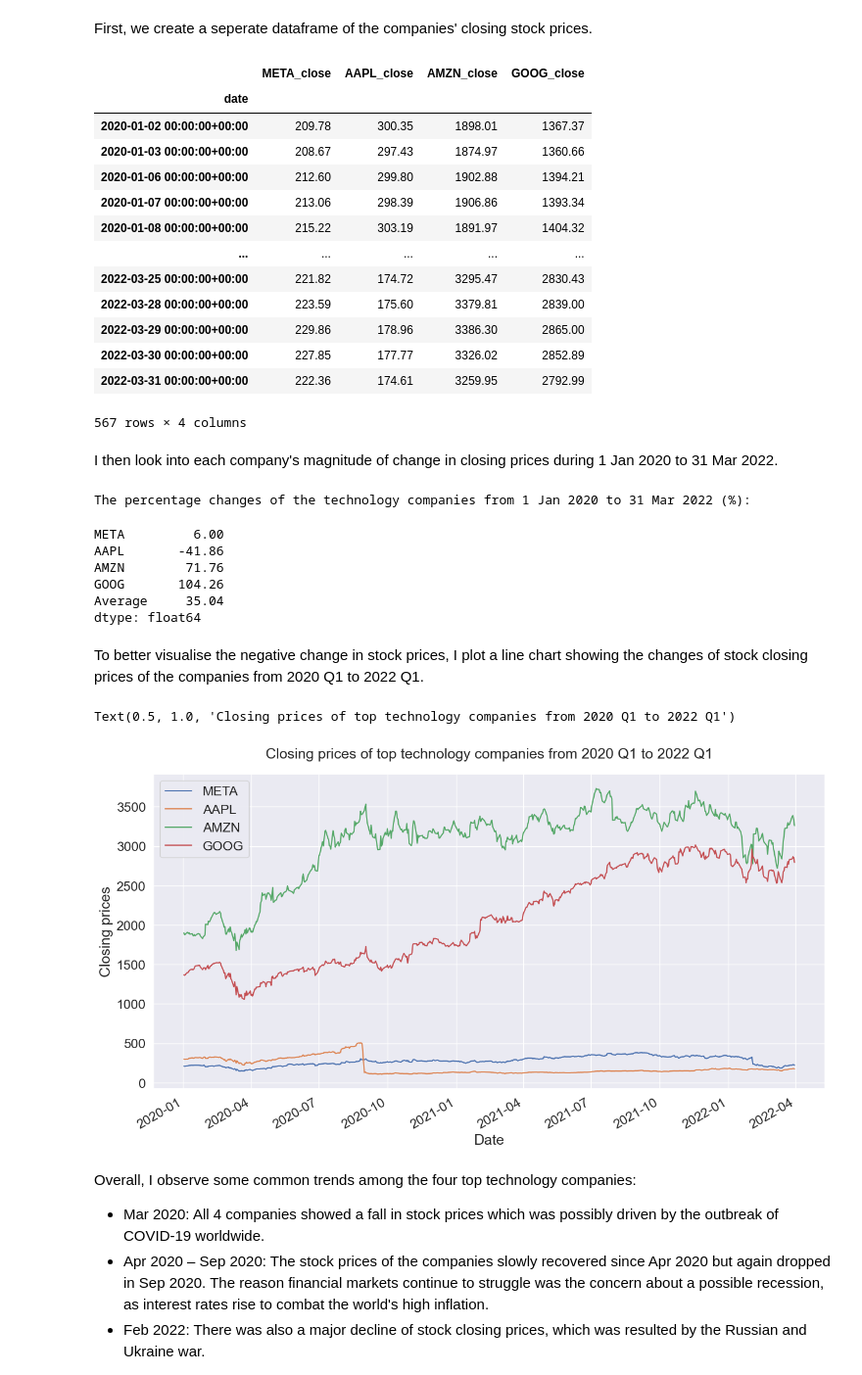
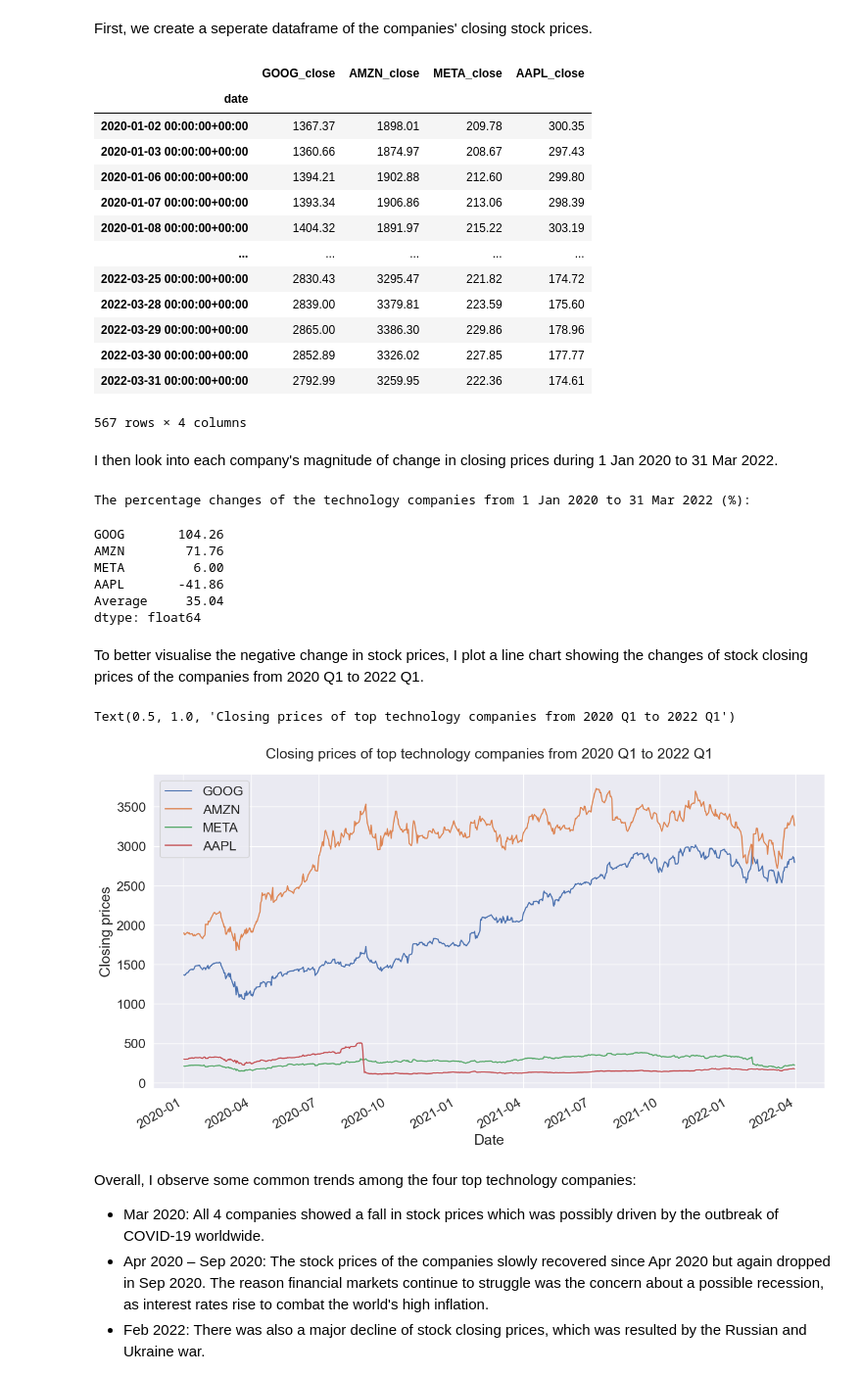
Before and after one commit to clarissa-lo/stocks-prediction, a Jupyter notebook: stock-analysis.ipynb, the cells around one changed output. Shown at 98% size. Drawn from its saved outputs; the diff is of its cells as text; code cells hidden in the pictures.

```diff
--- a/stock-analysis.ipynb
+++ b/stock-analysis.ipynb
@@ -21,7 +21,7 @@ I import stock price data of the selected companies from the Tiingo Daily reader
 # %%
 api_key='36ffbd2f82ec5b7450c24ca7c4e2edf8301f404b'
 
-tickers = ['META', 'AAPL', 'AMZN', 'GOOG']
+tickers = ['GOOG', 'AMZN', 'META', 'AAPL']
 start="2020-1-01"
 end="2022-03-31"
 
@@ -133,26 +133,27 @@ Contrastingly, there was a positive skew for AAPL and GOOG which implied that th
 First, we create a seperate dataframe of the companies' closing stock prices.
 # %%
 # creating a `closing prices` dataframe to concatanate the closing prices all companies
+goog = goog.rename(columns={'close':'GOOG_close'})
+amzn = amzn.rename(columns={'close':'AMZN_close'})
 meta = meta.rename(columns={'close':'META_close'})
 aapl = aapl.rename(columns={'close':'AAPL_close'})
-amzn = amzn.rename(columns={'close':'AMZN_close'})
-goog = goog.rename(columns={'close':'GOOG_close'})
-closingprices = pd.concat([meta['META_close'], aapl['AAPL_close'], amzn['AMZN_close'], goog['GOOG_close']], axis=1)
+
+closingprices = pd.concat([goog['GOOG_close'], amzn['AMZN_close'], meta['META_close'], aapl['AAPL_close']], axis=1)
 closingprices
 # %% [output]
-|  | META_close | AAPL_close | AMZN_close | GOOG_close |
+|  | GOOG_close | AMZN_close | META_close | AAPL_close |
 | date |  |  |  |  |
-| 2020-01-02 00:00:00+00:00 | 209.78 | 300.35 | 1898.01 | 1367.37 |
-| 2020-01-03 00:00:00+00:00 | 208.67 | 297.43 | 1874.97 | 1360.66 |
-| 2020-01-06 00:00:00+00:00 | 212.60 | 299.80 | 1902.88 | 1394.21 |
-| 2020-01-07 00:00:00+00:00 | 213.06 | 298.39 | 1906.86 | 1393.34 |
-| 2020-01-08 00:00:00+00:00 | 215.22 | 303.19 | 1891.97 | 1404.32 |
+| 2020-01-02 00:00:00+00:00 | 1367.37 | 1898.01 | 209.78 | 300.35 |
+| 2020-01-03 00:00:00+00:00 | 1360.66 | 1874.97 | 208.67 | 297.43 |
+| 2020-01-06 00:00:00+00:00 | 1394.21 | 1902.88 | 212.60 | 299.80 |
+| 2020-01-07 00:00:00+00:00 | 1393.34 | 1906.86 | 213.06 | 298.39 |
+| 2020-01-08 00:00:00+00:00 | 1404.32 | 1891.97 | 215.22 | 303.19 |
 | ... | ... | ... | ... | ... |
-| 2022-03-25 00:00:00+00:00 | 221.82 | 174.72 | 3295.47 | 2830.43 |
-| 2022-03-28 00:00:00+00:00 | 223.59 | 175.60 | 3379.81 | 2839.00 |
-| 2022-03-29 00:00:00+00:00 | 229.86 | 178.96 | 3386.30 | 2865.00 |
-| 2022-03-30 00:00:00+00:00 | 227.85 | 177.77 | 3326.02 | 2852.89 |
-| 2022-03-31 00:00:00+00:00 | 222.36 | 174.61 | 3259.95 | 2792.99 |
+| 2022-03-25 00:00:00+00:00 | 2830.43 | 3295.47 | 221.82 | 174.72 |
+| 2022-03-28 00:00:00+00:00 | 2839.00 | 3379.81 | 223.59 | 175.60 |
+| 2022-03-29 00:00:00+00:00 | 2865.00 | 3386.30 | 229.86 | 178.96 |
+| 2022-03-30 00:00:00+00:00 | 2852.89 | 3326.02 | 227.85 | 177.77 |
+| 2022-03-31 00:00:00+00:00 | 2792.99 | 3259.95 | 222.36 | 174.61 |
 567 rows × 4 columns
 # %% [markdown]
 I then look into each company's magnitude of change in closing prices during 1 Jan 2020 to 31 Mar 2022.
@@ -161,16 +162,16 @@ closingprices_pctchange = (((closingprices.iloc[566]-closingprices.iloc[0])/clos
 closingprices_pctchange['Average'] = np.mean(closingprices_pctchange)
 
 print("The percentage changes of the technology companies from 1 Jan 2020 to 31 Mar 2022 (%):")
-closingprices_pctchange.rename({'META_close':'META',
-                                'AAPL_close':'AAPL',
+closingprices_pctchange.rename({'GOOG_close':'GOOG',
                                 'AMZN_close':'AMZN',
-                                'GOOG_close':'GOOG',})
+                                'META_close':'META',
+                                'AAPL_close':'AAPL'})
 # %% [output]
 The percentage changes of the technology companies from 1 Jan 2020 to 31 Mar 2022 (%):
+GOOG       104.26
+AMZN        71.76
 META         6.00
 AAPL       -41.86
-AMZN        71.76
-GOOG       104.26
 Average     35.04
 dtype: float64
 # %% [markdown]
@@ -186,7 +187,7 @@ plt.legend(labels = (tickers))
 plt.title('Closing prices of top technology companies from 2020 Q1 to 2022 Q1', pad=20)
 # %% [output]
 Text(0.5, 1.0, 'Closing prices of top technology companies from 2020 Q1 to 2022 Q1')
-[figure, old version]
+[figure, new version]
 # %% [markdown]
 Overall, I observe some common trends among the four top technology companies:
 - Mar 2020: All 4 companies showed a fall in stock prices which was possibly driven by the outbreak of COVID-19 worldwide.
```
Also changed, not shown: parts of 8 cells of this notebook, 1 other file.
